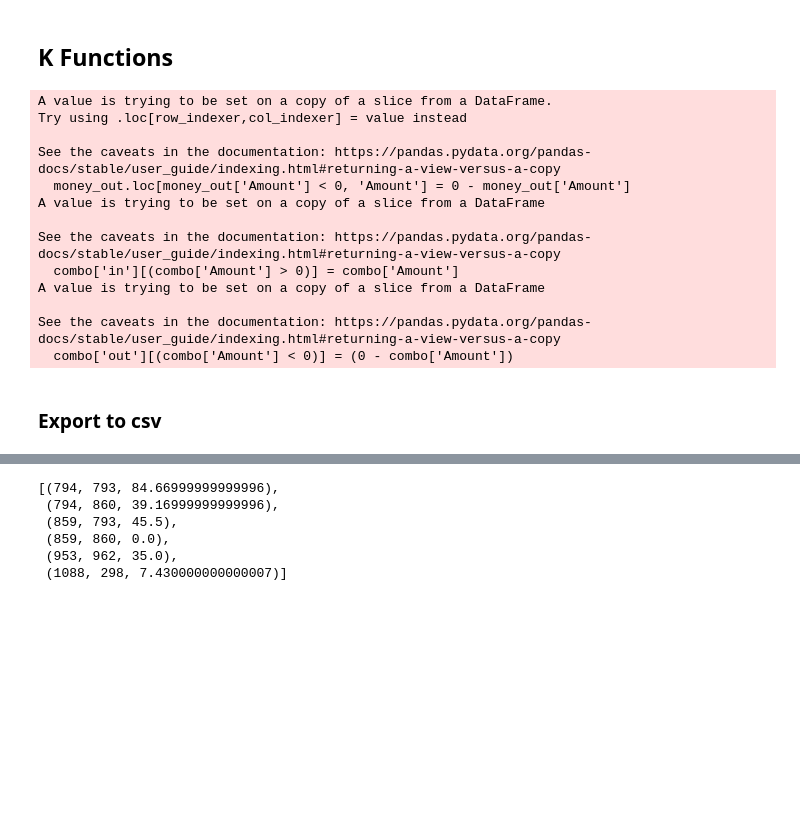
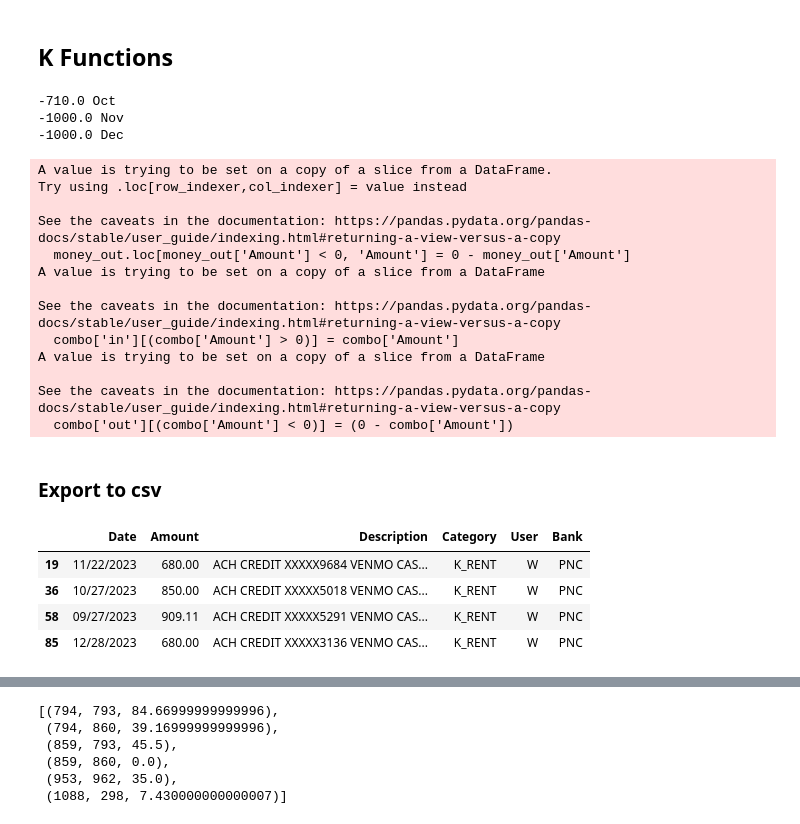
Before and after one commit to willdavis111/Budget_DA, a Jupyter notebook: budget_app_combined.ipynb, the cells around one changed output, grey strips where cells are left out. Drawn from its saved outputs; the diff is of its cells as text; code cells hidden in the pictures; blank space fills up the shorter version.

```diff
--- a/budget_app_combined.ipynb
+++ b/budget_app_combined.ipynb
@@ -69,13 +69,22 @@ def k_category_assign(df):
     s1 = df['Description']
     s2 = df['Amount']
     #ks category conditions and values
-    k_cat_condition = [(s1.str.contains('VENMO'))&(s2 < (-600)),(s1.str.contains('VENMO')),
+    k_cat_condition = [(s1.str.contains('VENMO'))&(s2  (-680)),(s1.str.contains('VENMO')),
                        (s1.str.contains('COMCAST')),
                        (s1.str.contains('Primco')), (s1.str.contains('SCHWAB')), (s1.str.contains('Interest Paid'))]
     k_cat_value = ['RENT','VENMO','Bills & Utilities', 'Prim and Co', 'SCHWAB', 'Intrest']
     df['Category'] = np.select(k_cat_condition, k_cat_value)
     df.loc[df['Category'] == '0', 'Category'] = 'Misc'
     return df
+
+# math.isclose(k_row['in'], row['out'], rel_tol=threshhold
+
+
+# fill this into k rent situation
+
+
+
+
 def w_category_assign(w_pnc):
     # make seriess
     df = w_pnc['Description']
@@ -83,7 +92,7 @@ def w_category_assign(w_pnc):
     cat_condition = [(df.str.contains('VENMO')) & (df2 < 600),(df.str.contains('VENMO'))& (df2 > 0) & (df2 > 600), (df.str.contains('SPOTIFY') | df.str.contains('APPLE')),
                      (df.str.contains('ACTALENT')), (df.str.contains('CHECK'))
                     , (df.str.contains('SCHWAB BROK'))]
-    cat_value = ['VENMO','KIKI RENT', 'SUBSCRIP', 'Belair', 'W_RENT', 'SCHWAB']
+    cat_value = ['VENMO','K_RENT', 'SUBSCRIP', 'Belair', 'W_RENT', 'SCHWAB']
     w_pnc['Category'] = np.select(cat_condition, cat_value)
     return w_pnc
 
@@ -118,6 +127,13 @@ def ven_mod(df, tup_list):
         df.iloc[item[1], df.columns.get_loc('in')] = item[2]
         df = df.drop(df.index[item[0]])
     return df
+
+# # adjust venmo payments
+# def ven_mod(df, tup_list):
+#     for item in tup_list:
+#         df.iloc[item[1], df.columns.get_loc('in')] = item[2]
+#         df = df.drop(df.index[item[0]])
+#     return item[0]
 # %%
 #compile all files in each folder
 w_pnc = combine_csvs_pnc(w_pnc_path)
@@ -166,14 +182,15 @@ full_df = full_df.sort_values(by='Date')
 month_list = full_df['Month'].unique()
 for mon1 in month_list:
     month_df = full_df[full_df['Month'] == mon1]
-    k_rent = month_df.loc[month_df['Category'] == 'KIKI RENT', 'Amount']
+    k_rent = month_df.loc[month_df['Category'] == 'K_RENT', 'Amount']
     w_rent = month_df.loc[month_df['Category'] == 'W_RENT', 'Amount']
     if (len(k_rent) > 0) & (len(w_rent) > 0):
         w_index = w_rent.index
         w_index = w_index[0]
         rent_actual = w_rent.iloc[0] + k_rent.iloc[0]
-        full_df.loc[(full_df['Category'] == 'RENT')&(full_df['Month'] == mon1), 'Amount'] = rent_actual
-full_df = full_df[full_df['Category'] != 'KIKI RENT']
+#         print(rent_actual, mon1)
+        full_df.loc[(full_df['Category'] == 'W_RENT')&(full_df['Month'] == mon1), 'Amount'] = rent_actual
+full_df = full_df[full_df['Category'] != 'K_RENT']
 
 full_df.loc[full_df['Category'] == "W_RENT", "Category"] = 'RENT'
 
@@ -191,8 +208,8 @@ combo['out'][(combo['Amount'] < 0)] = (0 - combo['Amount'])
 combo = combo.reset_index(drop=True)
 
 #remove venmo
-list1 = venmatch(df, 0.01)
-new_df = ven_mod(df, list1)
+list1 = venmatch(combo, 0.01)
+new_df = ven_mod(combo, list1)
 
 # df of expense to income per month
 month_list = full_df['m_y'].unique()
@@ -206,19 +223,22 @@ for mon in month_list:
     dict_list.append(dict1)
 monthly_ratio = pd.DataFrame(dict_list)
 # %% [output]
-A value is trying to be set on a copy of a slice from a DataFrame.
-Try using .loc[row_indexer,col_indexer] = value instead
-
-See the caveats in the documentation: https://pandas.pydata.org/pandas-docs/stable/user_guide/indexing.html#returning-a-view-versus-a-copy
-  money_out.loc[money_out['Amount'] < 0, 'Amount'] = 0 - money_out['Amount']
-A value is trying to be set on a copy of a slice from a DataFrame
-
-See the caveats in the documentation: https://pandas.pydata.org/pandas-docs/stable/user_guide/indexing.html#returning-a-view-versus-a-copy
-  combo['in'][(combo['Amount'] > 0)] = combo['Amount']
-A value is trying to be set on a copy of a slice from a DataFrame
-
-See the caveats in the documentation: https://pandas.pydata.org/pandas-docs/stable/user_guide/indexing.html#returning-a-view-versus-a-copy
-  combo['out'][(combo['Amount'] < 0)] = (0 - combo['Amount'])
+-710.0 Oct
+-1000.0 Nov
+-1000.0 Dec
+A value is trying to be set on a copy of a slice from a DataFrame.
+Try using .loc[row_indexer,col_indexer] = value instead
+
+See the caveats in the documentation: https://pandas.pydata.org/pandas-docs/stable/user_guide/indexing.html#returning-a-view-versus-a-copy
+  money_out.loc[money_out['Amount'] < 0, 'Amount'] = 0 - money_out['Amount']
+A value is trying to be set on a copy of a slice from a DataFrame
+
+See the caveats in the documentation: https://pandas.pydata.org/pandas-docs/stable/user_guide/indexing.html#returning-a-view-versus-a-copy
+  combo['in'][(combo['Amount'] > 0)] = combo['Amount']
+A value is trying to be set on a copy of a slice from a DataFrame
+
+See the caveats in the documentation: https://pandas.pydata.org/pandas-docs/stable/user_guide/indexing.html#returning-a-view-versus-a-copy
+  combo['out'][(combo['Amount'] < 0)] = (0 - combo['Amount'])
 # %% [markdown]
 ### Export to csv
 # %%
@@ -233,0 +251,8 @@ new_df = ven_mod(new_df, list2)
+# %%
+w_pnc[w_pnc['Category'] == 'K_RENT']
+# %% [output]
+|  | Date | Amount | Description | Category | User | Bank |
+| 19 | 11/22/2023 | 680.00 | ACH CREDIT XXXXX9684 VENMO CAS... | K_RENT | W | PNC |
+| 36 | 10/27/2023 | 850.00 | ACH CREDIT XXXXX5018 VENMO CAS... | K_RENT | W | PNC |
+| 58 | 09/27/2023 | 909.11 | ACH CREDIT XXXXX5291 VENMO CAS... | K_RENT | W | PNC |
+| 85 | 12/28/2023 | 680.00 | ACH CREDIT XXXXX3136 VENMO CAS... | K_RENT | W | PNC |
```
Also changed, not shown: parts of 7 cells of this notebook.
